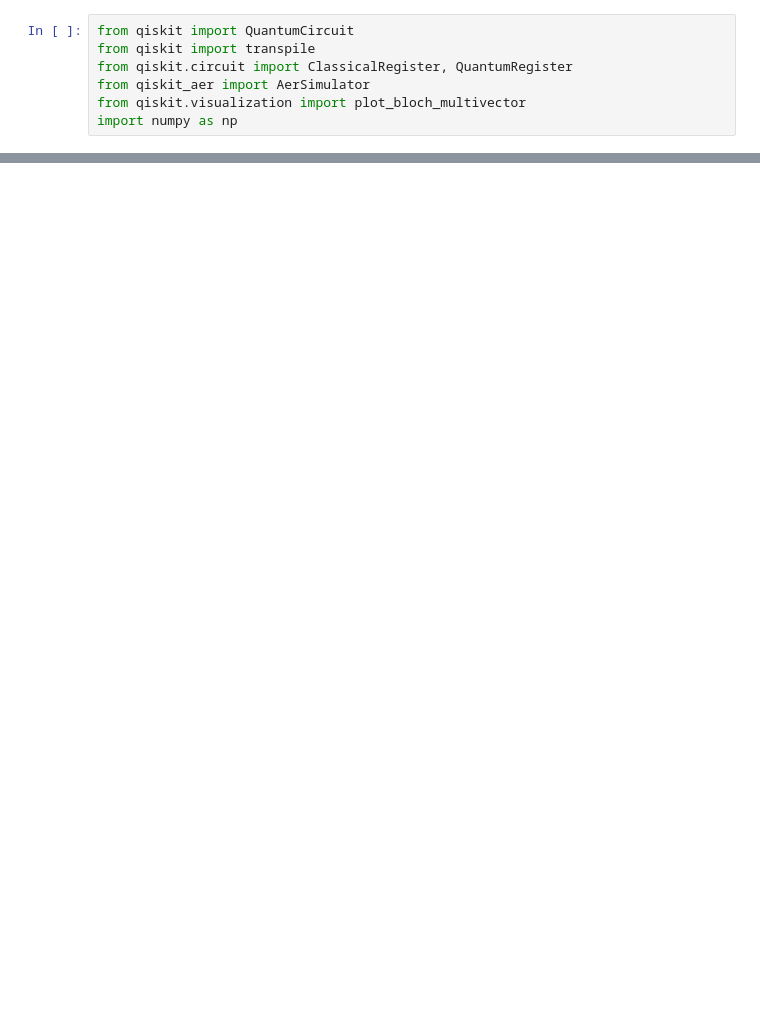
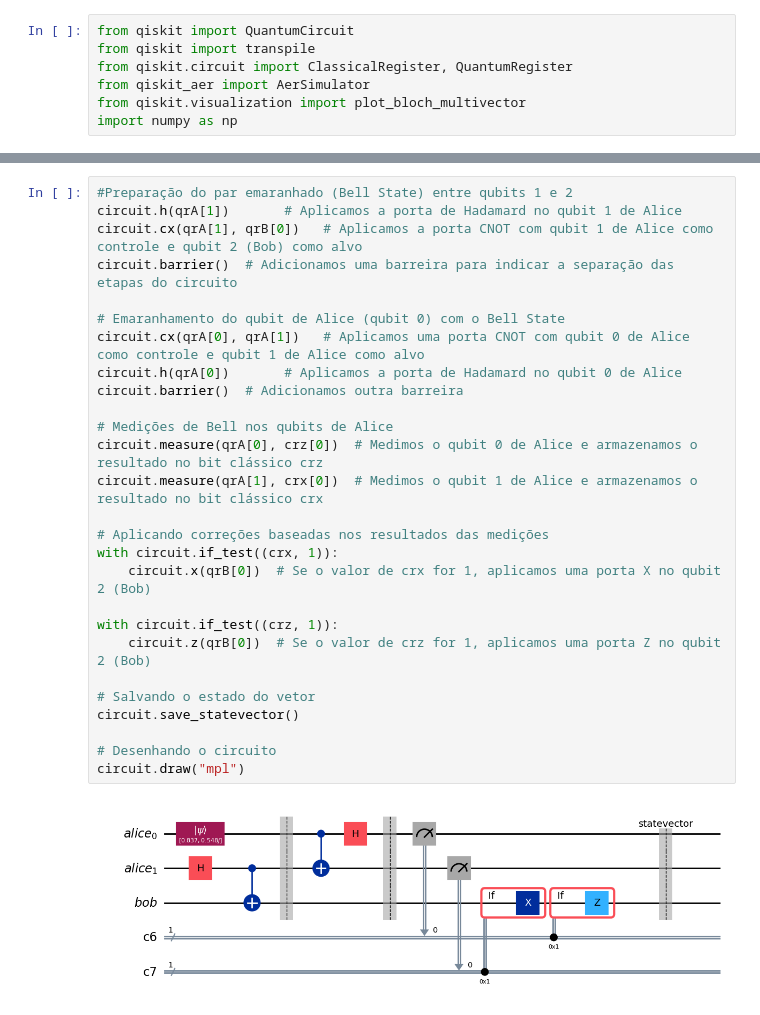
Before and after one commit to HelenaCarvalhoLeal/Quantum_Class, a Jupyter notebook: ativ5.ipynb, the cells around one changed output, grey strips where cells are left out. Cells and saved outputs as stored; diff of their text form; blank space fills up the shorter version.

```diff
--- a/ativ5.ipynb
+++ b/ativ5.ipynb
@@ -82,0 +42,29 @@ circuit.draw("mpl")
+# %%
+#Preparação do par emaranhado (Bell State) entre qubits 1 e 2
+circuit.h(qrA[1])       # Aplicamos a porta de Hadamard no qubit 1 de Alice
+circuit.cx(qrA[1], qrB[0])   # Aplicamos a porta CNOT com qubit 1 de Alice como controle e qubit 2 (Bob) como alvo
+circuit.barrier()  # Adicionamos uma barreira para indicar a separação das etapas do circuito
+
+# Emaranhamento do qubit de Alice (qubit 0) com o Bell State
+circuit.cx(qrA[0], qrA[1])   # Aplicamos uma porta CNOT com qubit 0 de Alice como controle e qubit 1 de Alice como alvo
+circuit.h(qrA[0])       # Aplicamos a porta de Hadamard no qubit 0 de Alice
+circuit.barrier()  # Adicionamos outra barreira
+
+# Medições de Bell nos qubits de Alice
+circuit.measure(qrA[0], crz[0])  # Medimos o qubit 0 de Alice e armazenamos o resultado no bit clássico crz
+circuit.measure(qrA[1], crx[0])  # Medimos o qubit 1 de Alice e armazenamos o resultado no bit clássico crx
+
+# Aplicando correções baseadas nos resultados das medições
+with circuit.if_test((crx, 1)):
+    circuit.x(qrB[0])  # Se o valor de crx for 1, aplicamos uma porta X no qubit 2 (Bob)
+
+with circuit.if_test((crz, 1)):
+    circuit.z(qrB[0])  # Se o valor de crz for 1, aplicamos uma porta Z no qubit 2 (Bob)
+
+# Salvando o estado do vetor
+circuit.save_statevector()
+
+# Desenhando o circuito
+circuit.draw("mpl")
+# %% [output]
+[figure, added]
```
Also changed, not shown: parts of 6 cells of this notebook.
